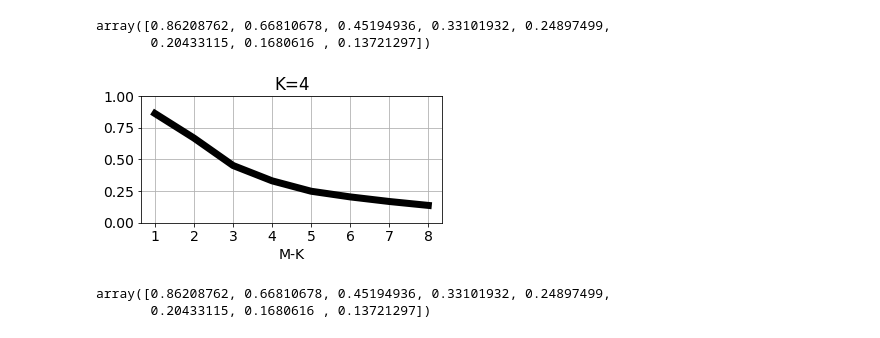
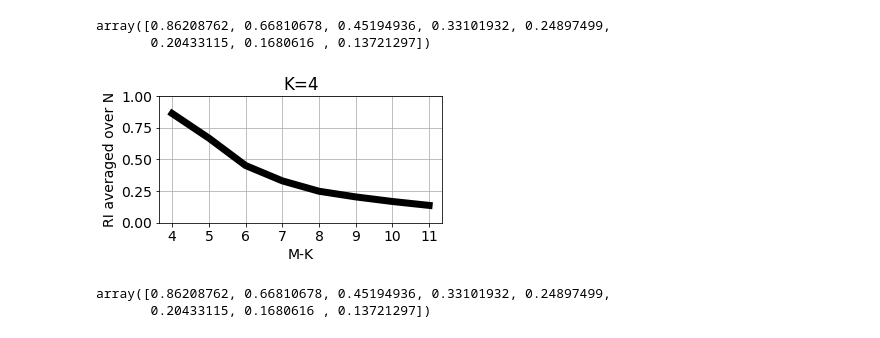
Before and after one commit to skozh/SVD, a Jupyter notebook: plot-4k-v.ipynb, the cells around one changed output. Cells and saved outputs as stored; diff of their text form; code cells hidden in the pictures.

```diff
--- a/plot-4k-v.ipynb
+++ b/plot-4k-v.ipynb
@@ -102,21 +92,18 @@ rik4
 array([0.86208762, 0.66810678, 0.45194936, 0.33101932, 0.24897499,
        0.20433115, 0.1680616 , 0.13721297])
 # %%
-xtk = 1+np.arange(0,8)
+xtk = 4+np.arange(0,8)
 fig,ax = plt.subplots(1,1,figsize=(5,3))
 ax.plot(xtk, np.mean(ri, axis=1), color = 'k', lw=7)
-'''for i in range(8):
-    ax.plot(1+np.arange(0,8), ri[:,i], label='N=K+%d' % (i+1))'''
-#ax.legend(loc=(1.02,0))
 ax.set_ylim(0,1);
-#ax.set_ylabel('Relative improvement');
+ax.set_ylabel('RI averaged over N');
 ax.set_xlabel('M-K');
 ax.set_title('K=4')
 ax.set_xticks(xtk)
 ax.grid(True)
 fig.tight_layout()
 # %% [output]
-[figure, old version]
+[figure, new version]
 # %%
 np.mean(ri, axis=1)
 # %% [output]
```
Also changed, not shown: parts of 4 cells of this notebook, 17 other files.
